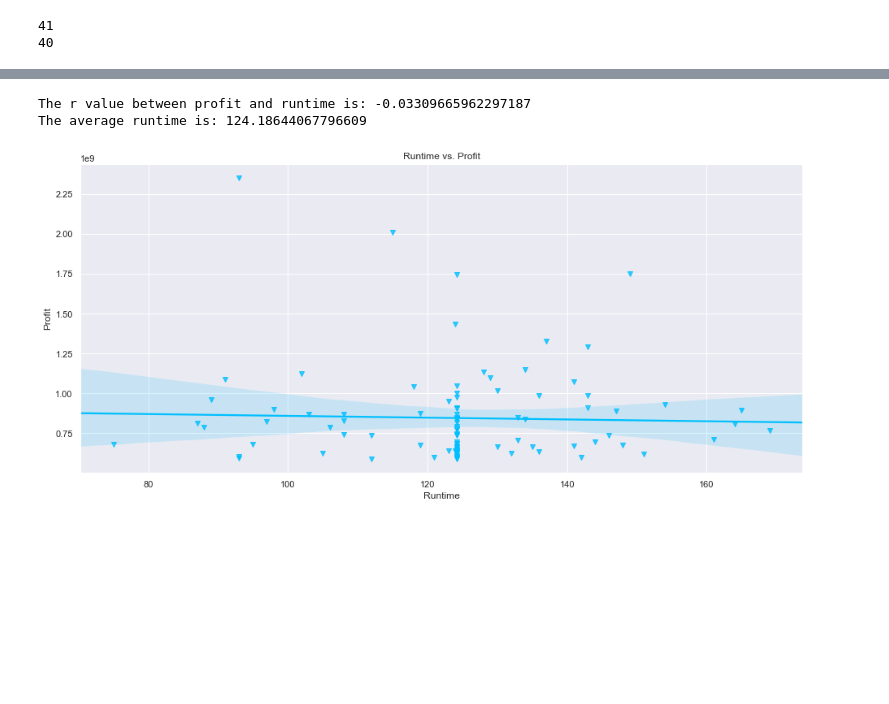
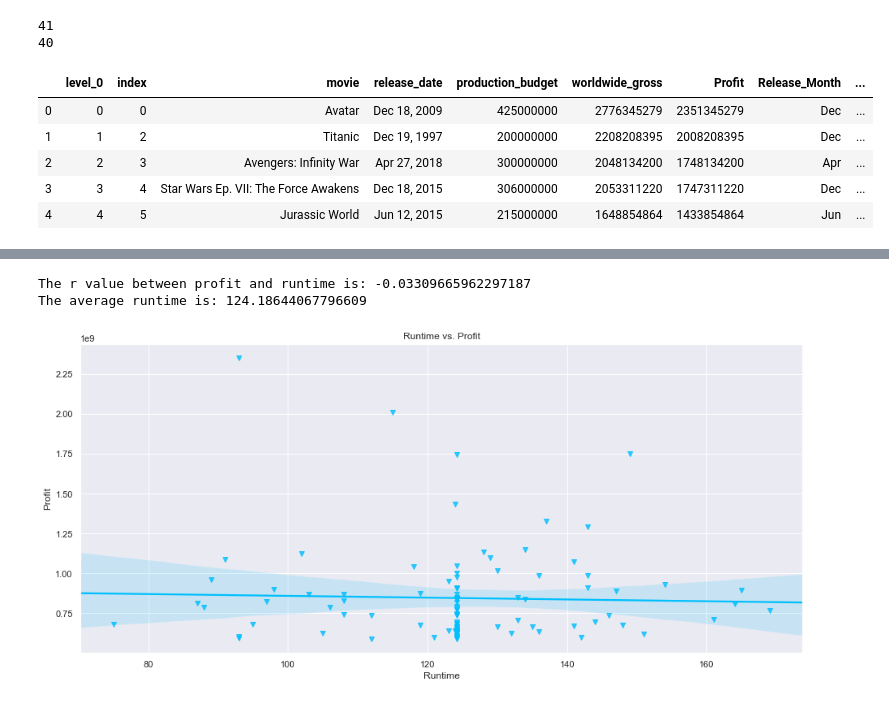
Before and after one commit to carlyf15/dsc-mod-1-project-v2-1-online-ds-sp-000, a Jupyter notebook: student.ipynb, the cells around one changed output, grey strips where cells are left out. Saved outputs shown, nothing was run; the diff lists cells and outputs as text; code cells hidden in the pictures; blank space fills up the shorter version.

```diff
--- a/student.ipynb
+++ b/student.ipynb
@@ -328,3 +329,13 @@ print(len(top_100_final[top_100_final['genres'].isna()]))
 # %% [output]
 41
 40
+# %%
+top_100_final=top_100_final.reset_index()
+top_100_final.head()
+# %% [output]
+|  | level_0 | index | movie | release_date | production_budget | worldwide_gross | Profit | Release_Month | ... |
+| 0 | 0 | 0 | Avatar | Dec 18, 2009 | 425000000 | 2776345279 | 2351345279 | Dec | ... |
+| 1 | 1 | 2 | Titanic | Dec 19, 1997 | 200000000 | 2208208395 | 2008208395 | Dec | ... |
+| 2 | 2 | 3 | Avengers: Infinity War | Apr 27, 2018 | 300000000 | 2048134200 | 1748134200 | Apr | ... |
+| 3 | 3 | 4 | Star Wars Ep. VII: The Force Awakens | Dec 18, 2015 | 306000000 | 2053311220 | 1747311220 | Dec | ... |
+| 4 | 4 | 5 | Jurassic World | Jun 12, 2015 | 215000000 | 1648854864 | 1433854864 | Jun | ... |
```
Also changed, not shown: parts of 19 cells of this notebook, 2 other files.
